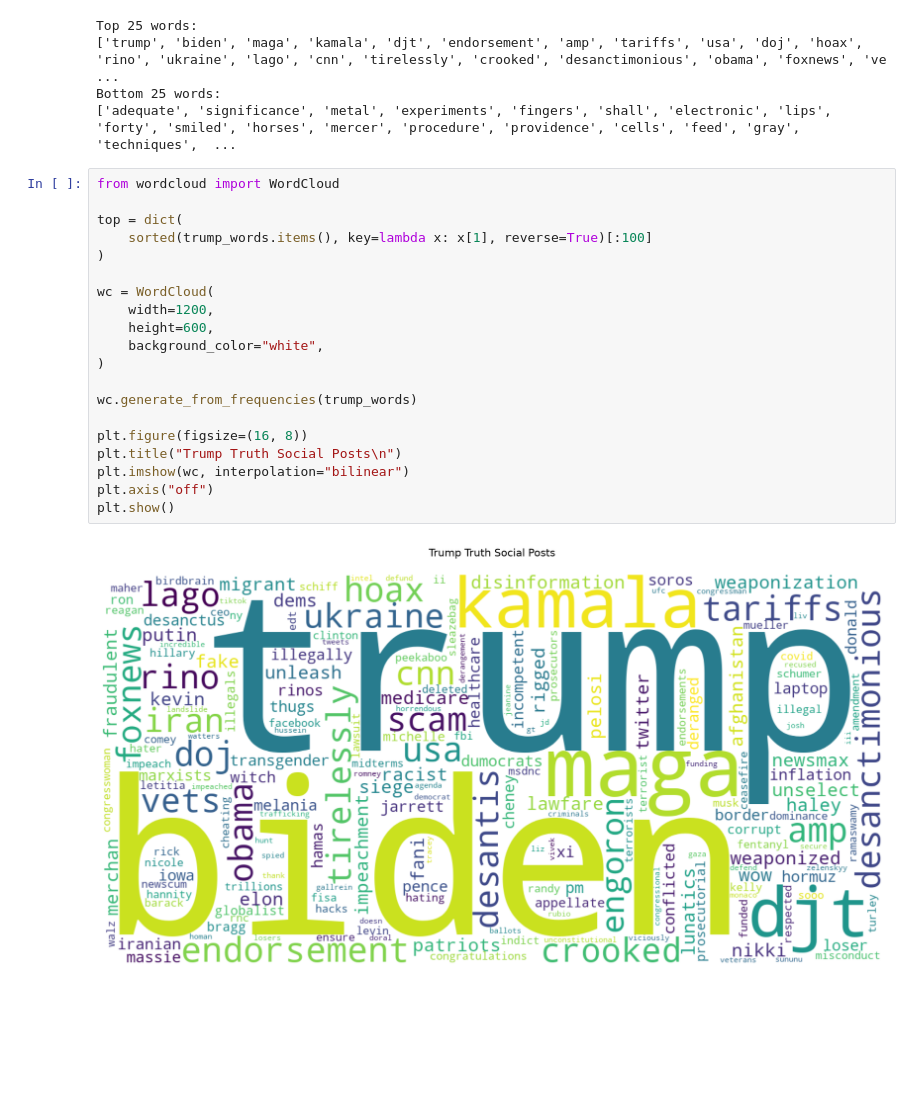
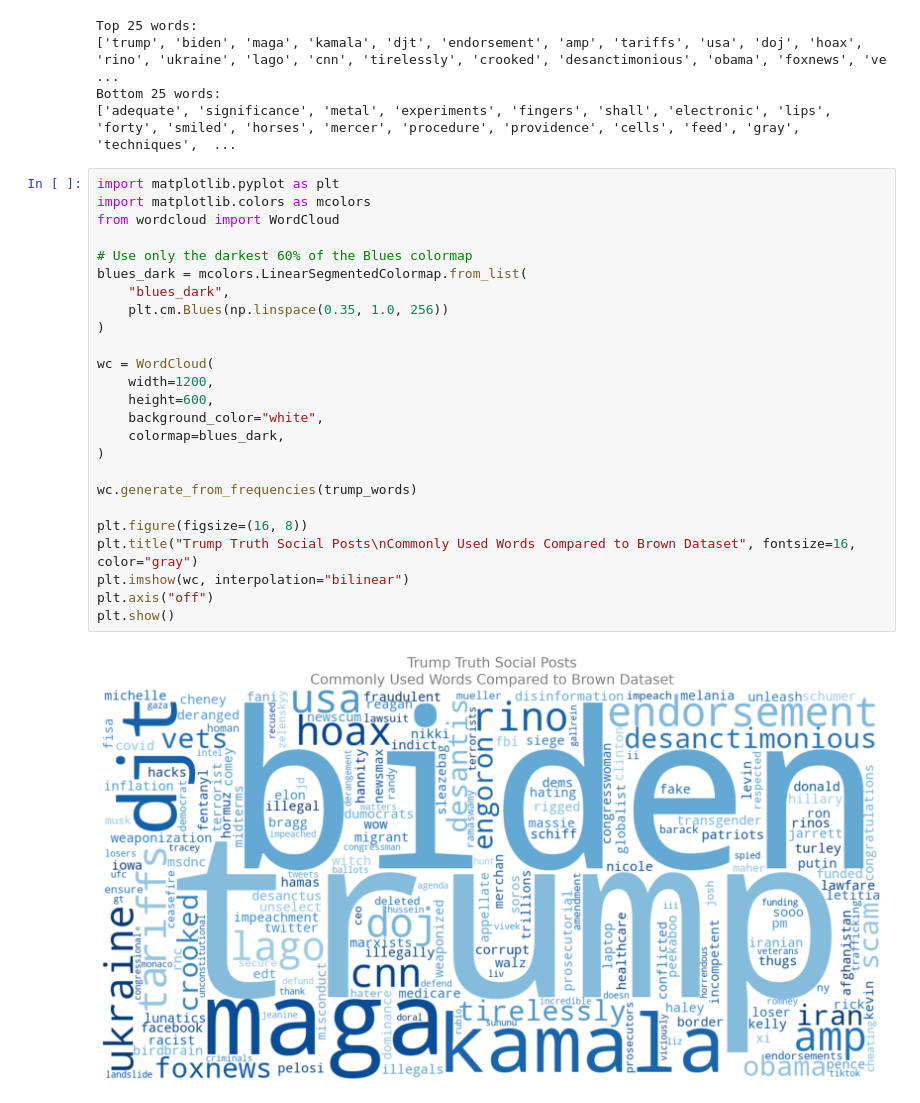
Before and after one commit to AlexanderJCS/trump-truth-social-data-analysis, a Jupyter notebook: analysis.ipynb, the cells around one changed output. Saved outputs shown, nothing was run; the diff lists cells and outputs as text; blank space fills up the shorter version.

```diff
--- a/analysis.ipynb
+++ b/analysis.ipynb
@@ -533,24 +531,29 @@ Top 25 words:
 Bottom 25 words:
 ['adequate', 'significance', 'metal', 'experiments', 'fingers', 'shall', 'electronic', 'lips', 'forty', 'smiled', 'horses', 'mercer', 'procedure', 'providence', 'cells', 'feed', 'gray', 'techniques',  ...
 # %%
+import matplotlib.pyplot as plt
+import matplotlib.colors as mcolors
 from wordcloud import WordCloud
 
-top = dict(
-    sorted(trump_words.items(), key=lambda x: x[1], reverse=True)[:100]
+# Use only the darkest 60% of the Blues colormap
+blues_dark = mcolors.LinearSegmentedColormap.from_list(
+    "blues_dark",
+    plt.cm.Blues(np.linspace(0.35, 1.0, 256))
 )
 
 wc = WordCloud(
     width=1200,
     height=600,
     background_color="white",
+    colormap=blues_dark,
 )
 
 wc.generate_from_frequencies(trump_words)
 
 plt.figure(figsize=(16, 8))
-plt.title("Trump Truth Social Posts\n")
+plt.title("Trump Truth Social Posts\nCommonly Used Words Compared to Brown Dataset", fontsize=16, color="gray")
 plt.imshow(wc, interpolation="bilinear")
 plt.axis("off")
 plt.show()
 # %% [output]
-[figure, old version]
+[figure, new version]
```
Also changed, not shown: parts of 3 cells of this notebook.
